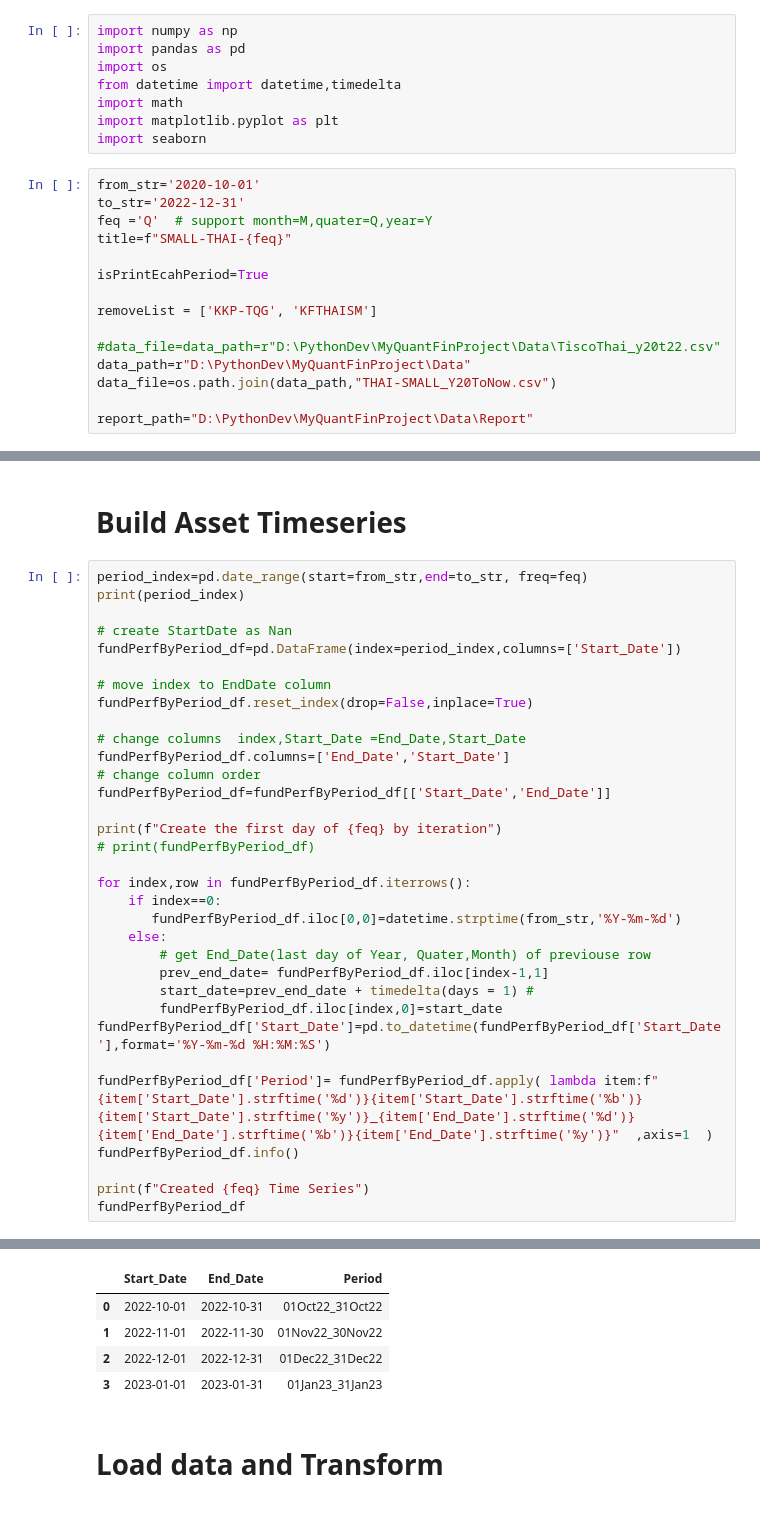
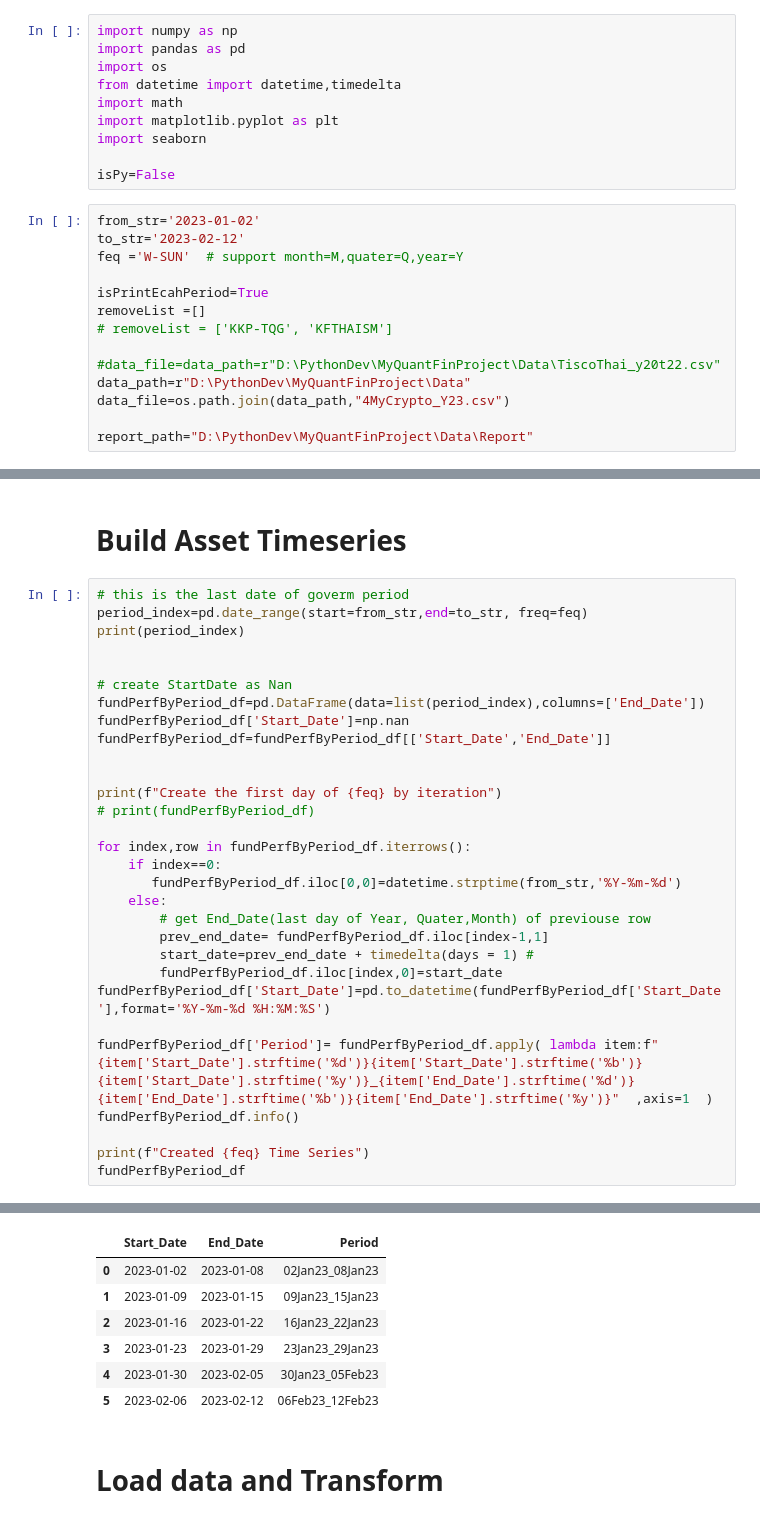
Before and after one commit to technqvi/FinQuant, a Jupyter notebook: AssetV2-Mini-ComparePerf.ipynb, the cells around one changed output, grey strips where cells are left out. Saved outputs shown, nothing was run; the diff lists cells and outputs as text.

```diff
--- a/AssetV2-Mini-ComparePerf.ipynb
+++ b/AssetV2-Mini-ComparePerf.ipynb
@@ -6,18 +6,19 @@ from datetime import datetime,timedelta
 import math
 import matplotlib.pyplot as plt
 import seaborn
+
+isPy=False
 # %%
-from_str='2020-10-01'
-to_str='2022-12-31'
-feq ='Q'  # support month=M,quater=Q,year=Y
-title=f"SMALL-THAI-{feq}"
+from_str='2023-01-02'
+to_str='2023-02-12'
+feq ='W-SUN'  # support month=M,quater=Q,year=Y
 
 isPrintEcahPeriod=True
-
-removeList = ['KKP-TQG', 'KFTHAISM']
+removeList =[]
+# removeList = ['KKP-TQG', 'KFTHAISM']
 
 #data_file=data_path=r"D:\PythonDev\MyQuantFinProject\Data\TiscoThai_y20t22.csv"
 data_path=r"D:\PythonDev\MyQuantFinProject\Data"
-data_file=os.path.join(data_path,"THAI-SMALL_Y20ToNow.csv")
+data_file=os.path.join(data_path,"4MyCrypto_Y23.csv")
 
 report_path="D:\PythonDev\MyQuantFinProject\Data\Report"
@@ -64,19 +63,16 @@ Press y=True and n=False to run analaystics :  y
 # %% [markdown]
 # Build Asset Timeseries
 # %%
+# this is the last date of goverm period
 period_index=pd.date_range(start=from_str,end=to_str, freq=feq)
 print(period_index)
 
+
 # create StartDate as Nan
-fundPerfByPeriod_df=pd.DataFrame(index=period_index,columns=['Start_Date'])
+fundPerfByPeriod_df=pd.DataFrame(data=list(period_index),columns=['End_Date'])
+fundPerfByPeriod_df['Start_Date']=np.nan
+fundPerfByPeriod_df=fundPerfByPeriod_df[['Start_Date','End_Date']]
 
-# move index to EndDate column
-fundPerfByPeriod_df.reset_index(drop=False,inplace=True)
-
-# change columns  index,Start_Date =End_Date,Start_Date
-fundPerfByPeriod_df.columns=['End_Date','Start_Date']
-# change column order
-fundPerfByPeriod_df=fundPerfByPeriod_df[['Start_Date','End_Date']]
 
 print(f"Create the first day of {feq} by iteration")
 # print(fundPerfByPeriod_df)
@@ -113,8 +111,10 @@ Created M Time Series
 |  | Start_Date | End_Date | Period |
-| 0 | 2022-10-01 | 2022-10-31 | 01Oct22_31Oct22 |
-| 1 | 2022-11-01 | 2022-11-30 | 01Nov22_30Nov22 |
-| 2 | 2022-12-01 | 2022-12-31 | 01Dec22_31Dec22 |
-| 3 | 2023-01-01 | 2023-01-31 | 01Jan23_31Jan23 |
+| 0 | 2023-01-02 | 2023-01-08 | 02Jan23_08Jan23 |
+| 1 | 2023-01-09 | 2023-01-15 | 09Jan23_15Jan23 |
+| 2 | 2023-01-16 | 2023-01-22 | 16Jan23_22Jan23 |
+| 3 | 2023-01-23 | 2023-01-29 | 23Jan23_29Jan23 |
+| 4 | 2023-01-30 | 2023-02-05 | 30Jan23_05Feb23 |
+| 5 | 2023-02-06 | 2023-02-12 | 06Feb23_12Feb23 |
 # %% [markdown]
 # Load data and Transform
 # %%
```
Also changed, not shown: parts of 26 cells of this notebook, 1 other file.
